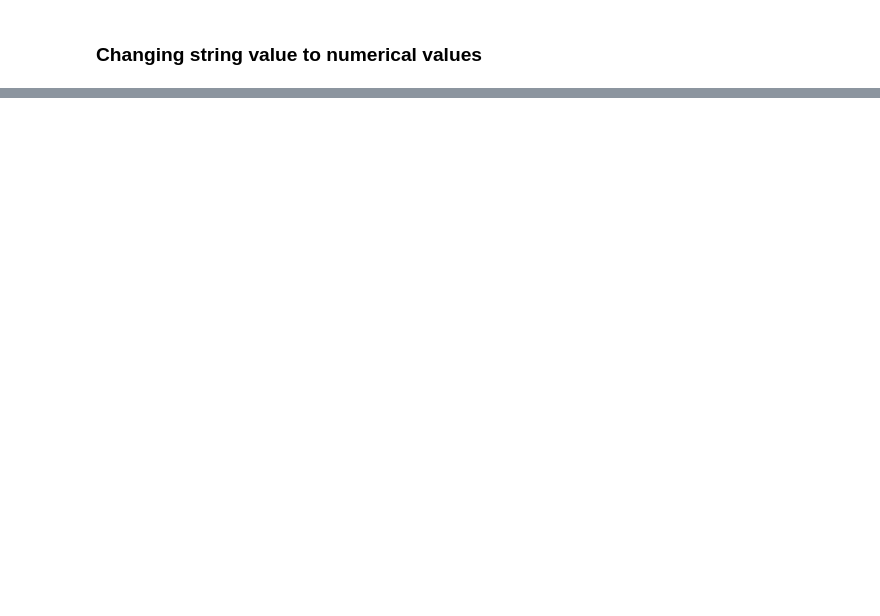
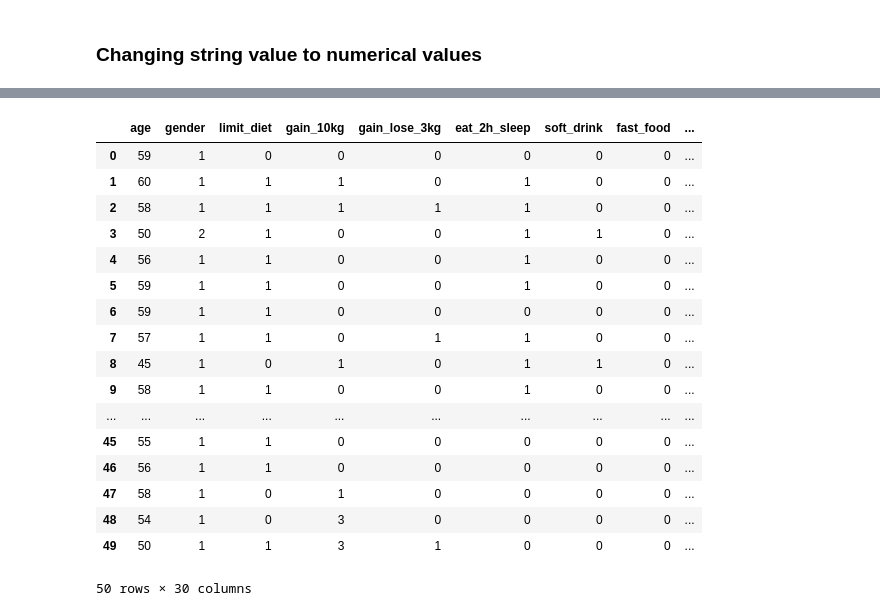
Before and after one commit to Rafeen/ML, a Jupyter notebook: PHC/Data Cleaning.ipynb, the cells around one changed output, grey strips where cells are left out. Cells and saved outputs as stored; diff of their text form; code cells hidden in the pictures; blank space fills up the shorter version.

```diff
--- a/PHC/Data Cleaning.ipynb
+++ b/PHC/Data Cleaning.ipynb
@@ -42 +47,22 @@ data = df.drop( columns = ['education', 'marital_status'], axis=1)
+# %%
+data.head(50)
+# %% [output]
+|  | age | gender | limit_diet | gain_10kg | gain_lose_3kg | eat_2h_sleep | soft_drink | fast_food | ... |
+| 0 | 59 | 1 | 0 | 0 | 0 | 0 | 0 | 0 | ... |
+| 1 | 60 | 1 | 1 | 1 | 0 | 1 | 0 | 0 | ... |
+| 2 | 58 | 1 | 1 | 1 | 1 | 1 | 0 | 0 | ... |
+| 3 | 50 | 2 | 1 | 0 | 0 | 1 | 1 | 0 | ... |
+| 4 | 56 | 1 | 1 | 0 | 0 | 1 | 0 | 0 | ... |
+| 5 | 59 | 1 | 1 | 0 | 0 | 1 | 0 | 0 | ... |
+| 6 | 59 | 1 | 1 | 0 | 0 | 0 | 0 | 0 | ... |
+| 7 | 57 | 1 | 1 | 0 | 1 | 1 | 0 | 0 | ... |
+| 8 | 45 | 1 | 0 | 1 | 0 | 1 | 1 | 0 | ... |
+| 9 | 58 | 1 | 1 | 0 | 0 | 1 | 0 | 0 | ... |
+| ... | ... | ... | ... | ... | ... | ... | ... | ... | ... |
+| 45 | 55 | 1 | 1 | 0 | 0 | 0 | 0 | 0 | ... |
+| 46 | 56 | 1 | 1 | 0 | 0 | 0 | 0 | 0 | ... |
+| 47 | 58 | 1 | 0 | 1 | 0 | 0 | 0 | 0 | ... |
+| 48 | 54 | 1 | 0 | 3 | 0 | 0 | 0 | 0 | ... |
+| 49 | 50 | 1 | 1 | 3 | 1 | 0 | 0 | 0 | ... |
+50 rows × 30 columns
 # %%
```
Also changed, not shown: parts of 10 cells of this notebook, 2 other files.
